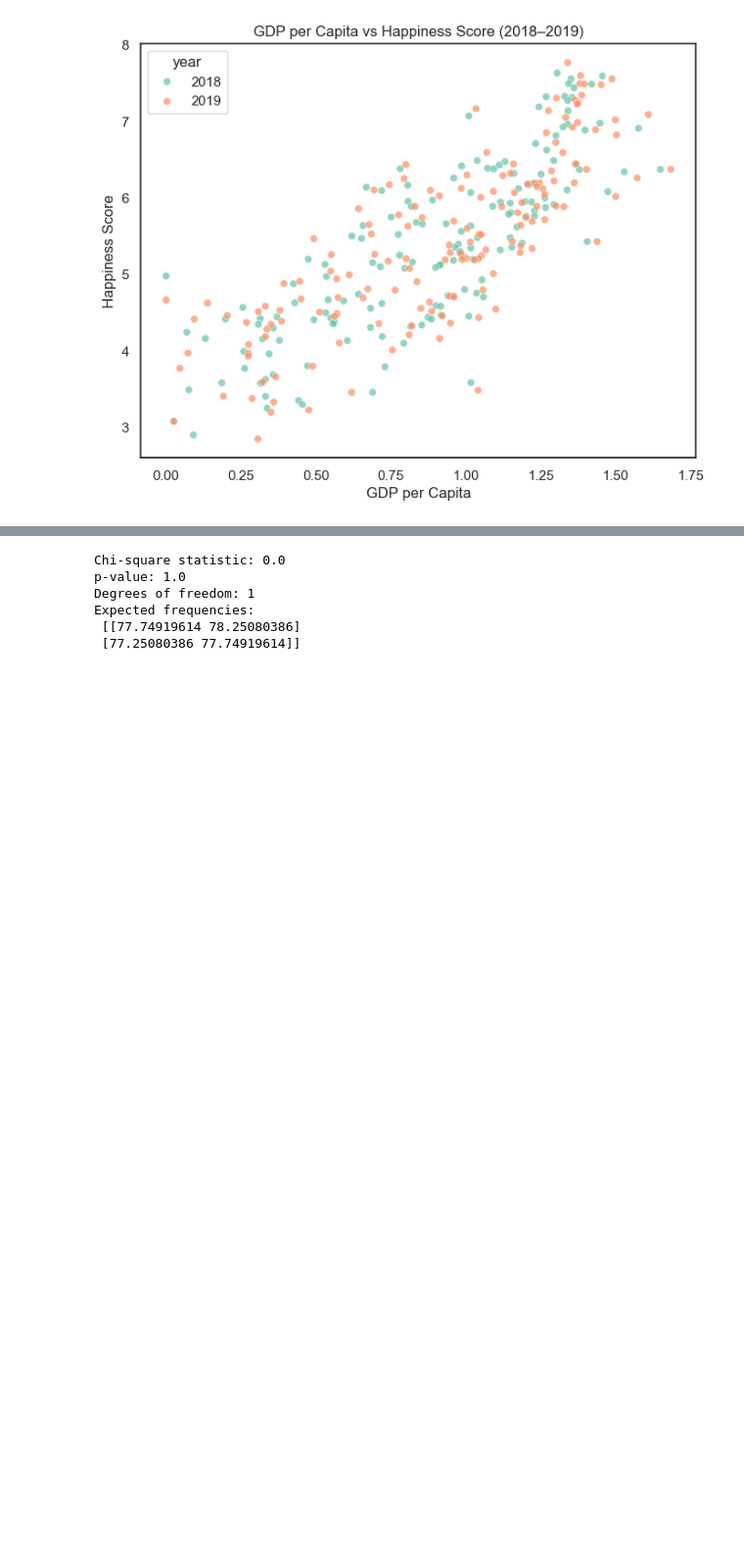
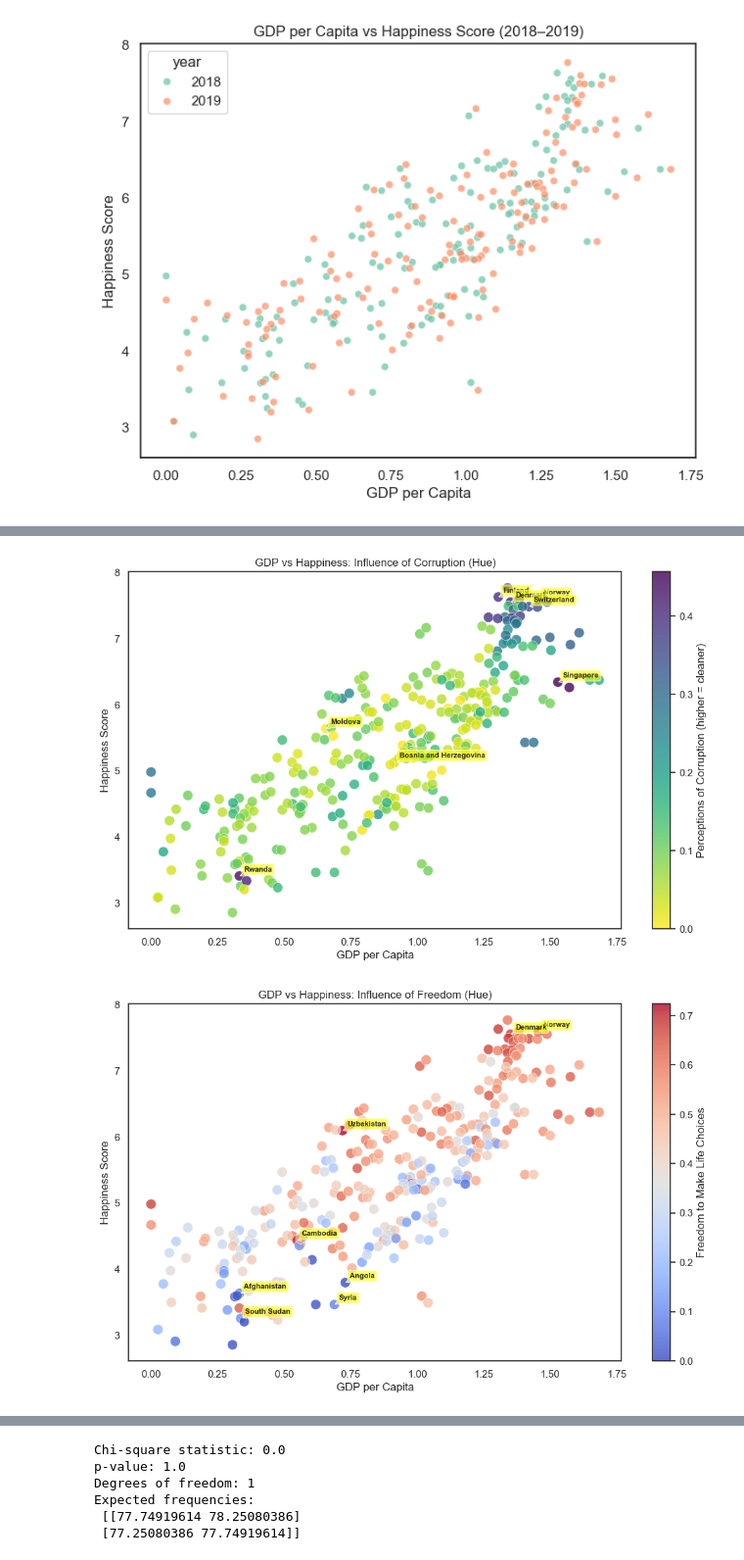
Before and after one commit to Tsuna-mi/happiness-eda-project, a Jupyter notebook: notebooks/happiness_eda.ipynb, the cells around one changed output, grey strips where cells are left out. Shown at 98% size. Saved outputs shown, nothing was run; the diff lists cells and outputs as text; code cells hidden in the pictures; blank space fills up the shorter version.

```diff
--- a/notebooks/happiness_eda.ipynb
+++ b/notebooks/happiness_eda.ipynb
@@ -1138,0 +1180,80 @@ plt.show()
+# %%
+# Bubble Plot - GDP, Happiness, Freedom, Corruption
+
+bubble_dir = "../visualizations/multivariate_plots/bubble"
+os.makedirs(bubble_dir, exist_ok=True)
+
+# Reusable scatter with colorbar ("thermometer") on the right
+def hue_scatter_with_cb(x, y, hue, title, cmap, outliers, filename, label):
+    plt.figure(figsize=(12,7))
+    ax = plt.gca()
+
+    # Use matplotlib scatter for control over colorbar
+    sc = ax.scatter(
+        df_cleaned[x],
+        df_cleaned[y],
+        c=df_cleaned[hue],
+        cmap=cmap,
+        s=120,
+        alpha=0.8,
+        edgecolor="white",
+        linewidth=0.5
+    )
+
+    # Add a neat colorbar
+    cb = plt.colorbar(sc, ax=ax)
+    cb.set_label(label)
+
+    ax.set_title(title)
+    ax.set_xlabel("GDP per Capita")
+    ax.set_ylabel("Happiness Score")
+
+    # Annotate selected outliers
+    df_sel = df_cleaned[df_cleaned['country_or_region'].isin(outliers)].drop_duplicates("country_or_region")
+    for _, row in df_sel.iterrows():
+        ax.annotate(
+            row['country_or_region'],
+            (row[x], row[y]),
+            xytext=(5,5), textcoords="offset points",
+            fontsize=8, weight="bold",
+            bbox=dict(boxstyle='round,pad=0.3', facecolor='yellow', alpha=0.6),
+            arrowprops=dict(arrowstyle="->", connectionstyle="arc3,rad=0")
+        )
+
+    filepath = f"{bubble_dir}/{filename}"
+    plt.savefig(filepath, dpi=300, bbox_inches="tight")
+    plt.show()
+    return filepath
+
+# Outliers from earlier analysis
+corruption_outliers = [
+    "Finland","Denmark","Norway","Switzerland","Singapore","Rwanda","Moldova","Bosnia and Herzegovina"
+]
+freedom_outliers = [
+    "Afghanistan","Angola","South Sudan","Syria","Denmark","Norway","Cambodia","Uzbekistan"
+]
+
+# Chart A – Corruption
+file_cor = hue_scatter_with_cb(
+    "gdp_per_capita", "score", "perceptions_of_corruption",
+    "GDP vs Happiness: Influence of Corruption (Hue)",
+    "viridis_r",
+    corruption_outliers,
+    "scatter-hue-corruption.png",
+    "Perceptions of Corruption (higher = cleaner)"
+)
+
+# Chart B – Freedom
+file_free = hue_scatter_with_cb(
+    "gdp_per_capita", "score", "freedom_to_make_life_choices",
+    "GDP vs Happiness: Influence of Freedom (Hue)",
+    "coolwarm",
+    freedom_outliers,
+    "scatter-hue-freedom.png",
+    "Freedom to Make Life Choices"
+)
+
+print(f"✅ Saved plots:\n- {file_cor}\n- {file_free}")
+# %% [output]
+[figure, added]
+[figure, added]
```
Also changed, not shown: parts of 14 cells of this notebook, 14 other files.
